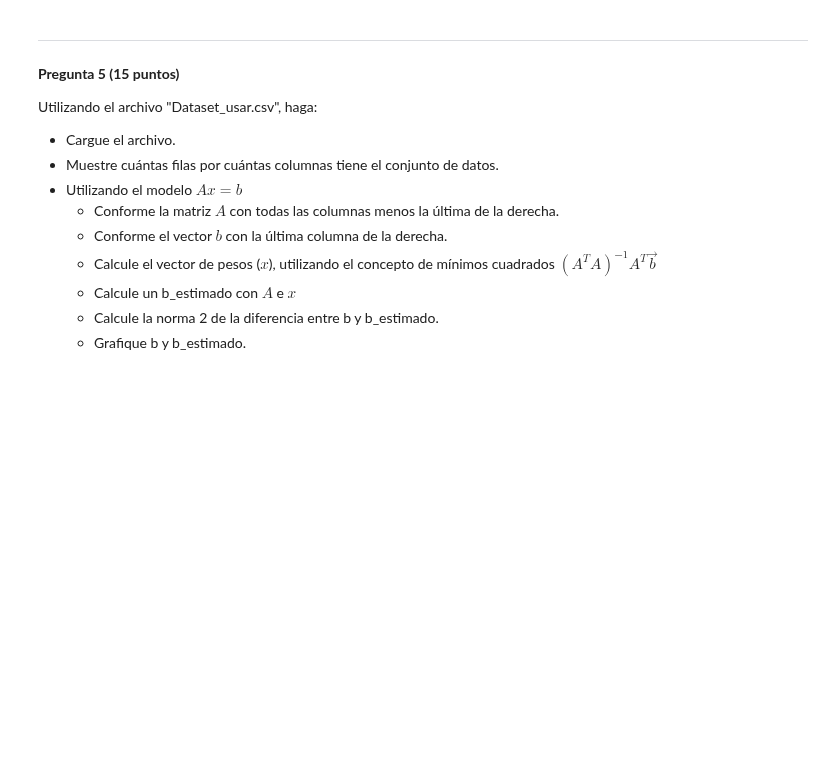
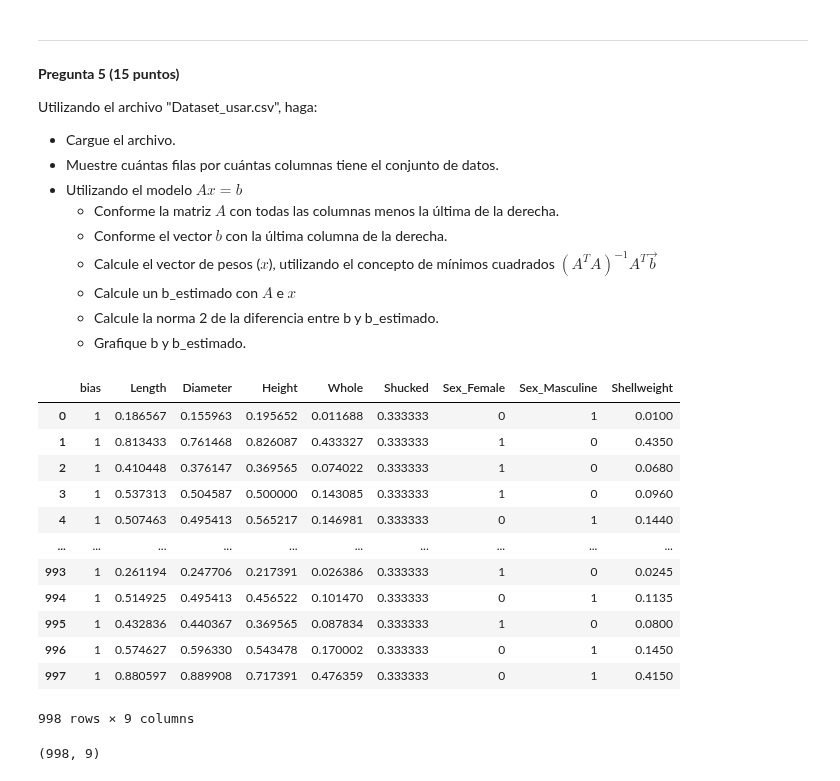
Before and after one commit to mantofer02/DataScienceBootcamp, a Jupyter notebook: FUNDATEC/MatemáticaDS/Tareas/3/Trabajo_Práctico_3_MCD.ipynb, the cells around one changed output. Drawn from its saved outputs; the diff is of its cells as text; code cells hidden in the pictures; blank space fills up the shorter version.

```diff
--- a/FUNDATEC/MatemáticaDS/Tareas/3/Trabajo_Práctico_3_MCD.ipynb
+++ b/FUNDATEC/MatemáticaDS/Tareas/3/Trabajo_Práctico_3_MCD.ipynb
@@ -159,3 +195,27 @@ Utilizando el archivo "Dataset_usar.csv", haga:
     - Calcule un b_estimado con $A$ e $x$
     - Calcule la norma 2 de la diferencia entre b y b_estimado.
     - Grafique b y b_estimado.
+# %%
+import pandas as pd
+
+df = pd.read_csv("Dataset_usar.csv", sep=';')
+
+df
+# %% [output]
+|  | bias | Length | Diameter | Height | Whole | Shucked | Sex_Female | Sex_Masculine | Shellweight |
+| 0 | 1 | 0.186567 | 0.155963 | 0.195652 | 0.011688 | 0.333333 | 0 | 1 | 0.0100 |
+| 1 | 1 | 0.813433 | 0.761468 | 0.826087 | 0.433327 | 0.333333 | 1 | 0 | 0.4350 |
+| 2 | 1 | 0.410448 | 0.376147 | 0.369565 | 0.074022 | 0.333333 | 1 | 0 | 0.0680 |
+| 3 | 1 | 0.537313 | 0.504587 | 0.500000 | 0.143085 | 0.333333 | 1 | 0 | 0.0960 |
+| 4 | 1 | 0.507463 | 0.495413 | 0.565217 | 0.146981 | 0.333333 | 0 | 1 | 0.1440 |
+| ... | ... | ... | ... | ... | ... | ... | ... | ... | ... |
+| 993 | 1 | 0.261194 | 0.247706 | 0.217391 | 0.026386 | 0.333333 | 1 | 0 | 0.0245 |
+| 994 | 1 | 0.514925 | 0.495413 | 0.456522 | 0.101470 | 0.333333 | 0 | 1 | 0.1135 |
+| 995 | 1 | 0.432836 | 0.440367 | 0.369565 | 0.087834 | 0.333333 | 1 | 0 | 0.0800 |
+| 996 | 1 | 0.574627 | 0.596330 | 0.543478 | 0.170002 | 0.333333 | 0 | 1 | 0.1450 |
+| 997 | 1 | 0.880597 | 0.889908 | 0.717391 | 0.476359 | 0.333333 | 0 | 1 | 0.4150 |
+998 rows × 9 columns
+# %%
+df.shape
+# %% [output]
+(998, 9)
```
Also changed, not shown: parts of 13 cells of this notebook.
